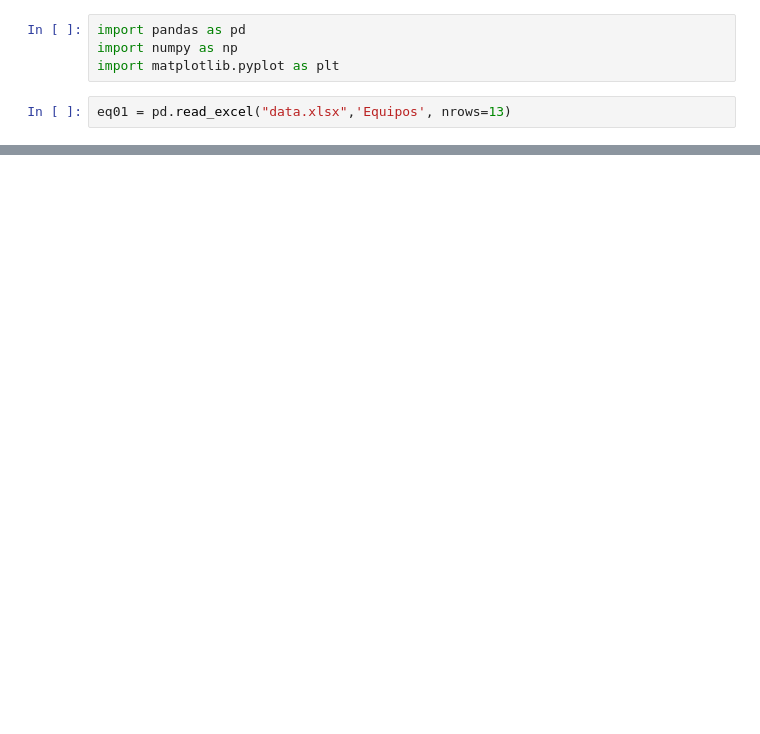
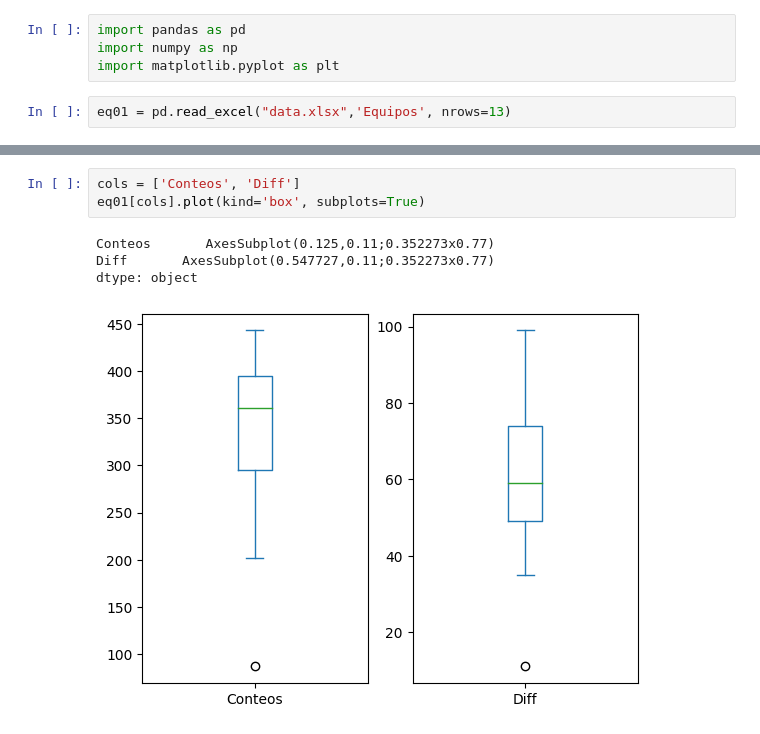
Before and after one commit to ecostichp/Pandas-InventarioA1-Ejercicio, a Jupyter notebook: a.ipynb, the cells around one changed output, grey strips where cells are left out. Cells and saved outputs as stored; diff of their text form; blank space fills up the shorter version.

```diff
--- a/a.ipynb
+++ b/a.ipynb
@@ -23,0 +39,8 @@ eq01['Conteos'].plot(kind='box')
+# %%
+cols = ['Conteos', 'Diff']
+eq01[cols].plot(kind='box', subplots=True)
+# %% [output]
+Conteos       AxesSubplot(0.125,0.11;0.352273x0.77)
+Diff       AxesSubplot(0.547727,0.11;0.352273x0.77)
+dtype: object
+[figure, added]
```
Also changed, not shown: parts of 13 cells of this notebook, 1 other file.
